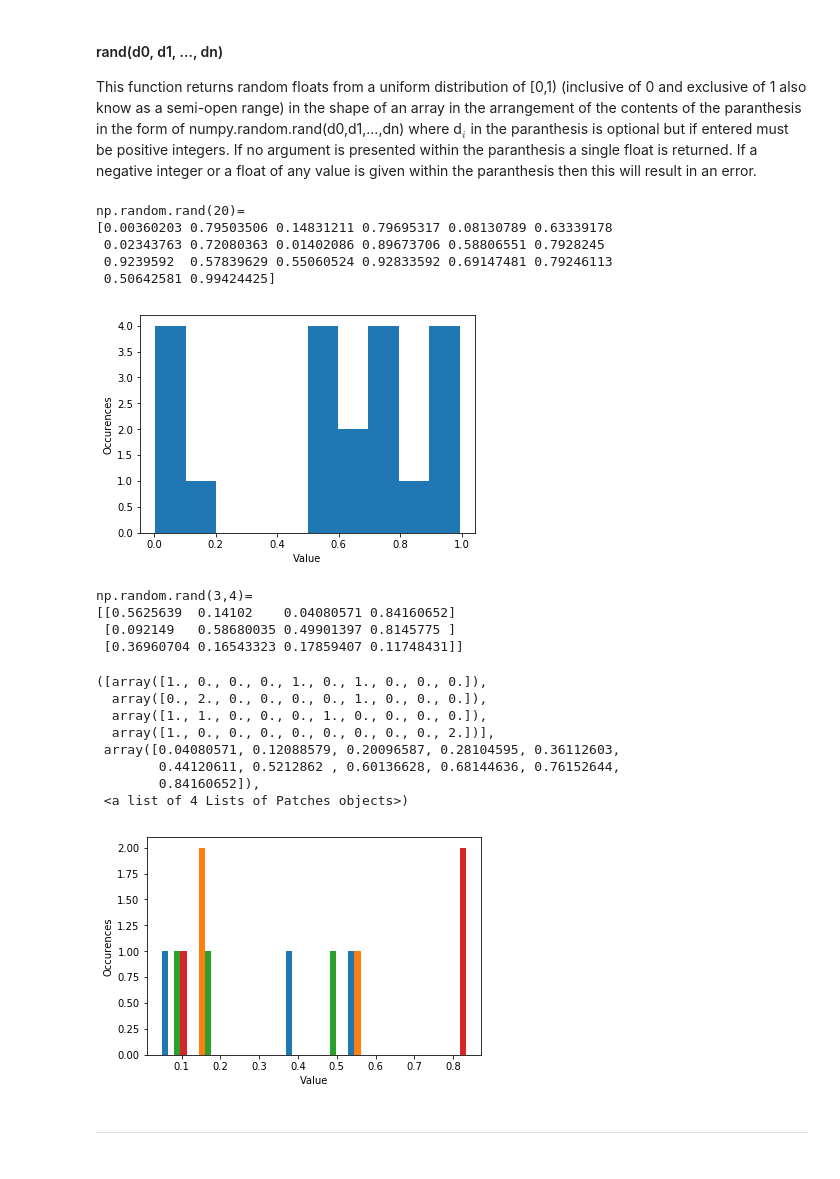
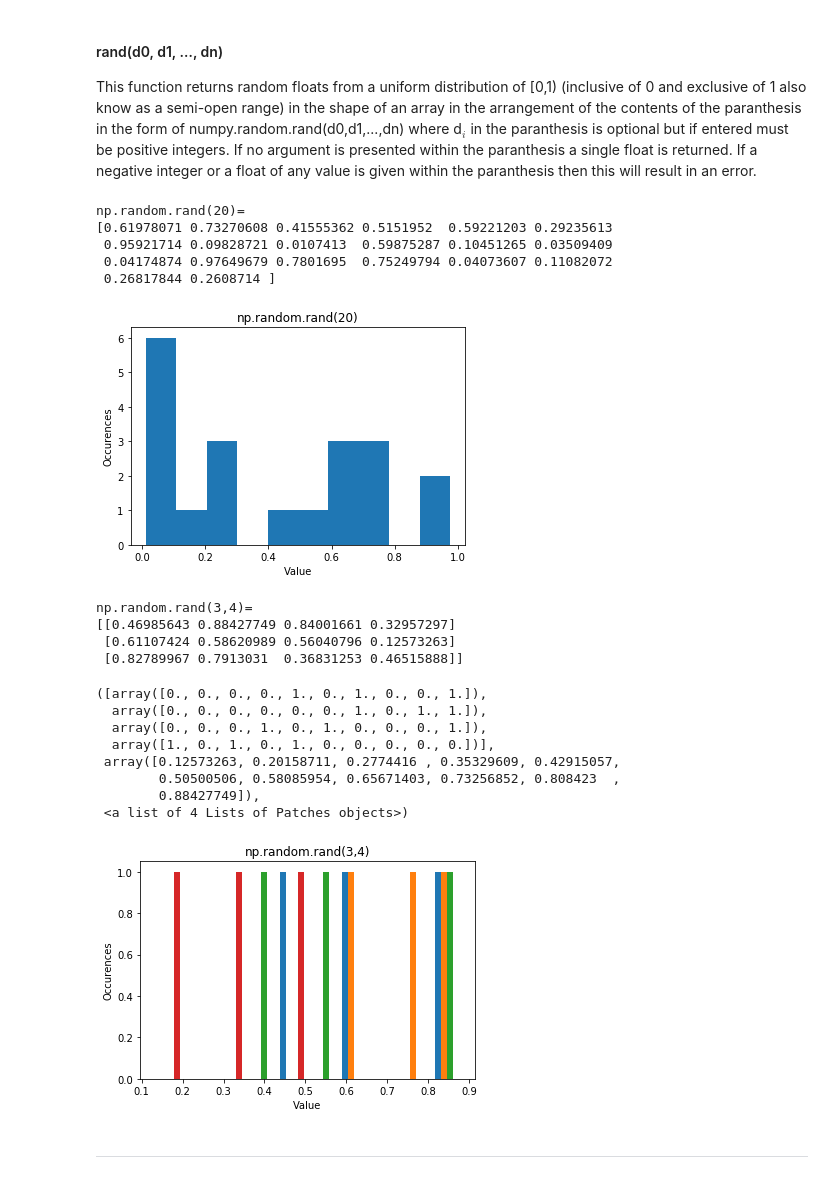
Before and after one commit to IanWafer/Programming-Assignment, a Jupyter notebook: numpy.random explained.ipynb, the cells around one changed output. Drawn from its saved outputs; the diff is of its cells as text; code cells hidden in the pictures.

Commit message:
Completed README and added titles to graphs

```diff
--- a/numpy.random explained.ipynb
+++ b/numpy.random explained.ipynb
@@ -52,43 +52,45 @@ This function returns random floats from a uniform distribution of [0,1) (inclus
 # %%
 import numpy as np
 import matplotlib.pyplot as plt
 
 rand = np.random.rand(20) # Returns 20 random variables in a list in the range [0,1)
 rand1 = np.random.rand(3,4) # Returns an array of 12 random variables in the shape defined within the paranthesisin the range [0,1)
 
 print('np.random.rand(20)= ')
 print(rand)
 plt.xlabel('Value')
 plt.ylabel('Occurences')
+plt.title('np.random.rand(20)')
 plt.hist(rand)
 
 plt.show()
 
 print("np.random.rand(3,4)= ")
 print(rand1)
 plt.xlabel('Value')
 plt.ylabel('Occurences')
+plt.title('np.random.rand(3,4)')
 plt.hist(rand1)
 # %% [output]
 np.random.rand(20)=
-[0.00360203 0.79503506 0.14831211 0.79695317 0.08130789 0.63339178
- 0.02343763 0.72080363 0.01402086 0.89673706 0.58806551 0.7928245
- 0.9239592  0.57839629 0.55060524 0.92833592 0.69147481 0.79246113
- 0.50642581 0.99424425]
+[0.61978071 0.73270608 0.41555362 0.5151952  0.59221203 0.29235613
+ 0.95921714 0.09828721 0.0107413  0.59875287 0.10451265 0.03509409
+ 0.04174874 0.97649679 0.7801695  0.75249794 0.04073607 0.11082072
+ 0.26817844 0.2608714 ]
-[figure, old version]
+[figure, new version]
 np.random.rand(3,4)=
-[[0.5625639  0.14102    0.04080571 0.84160652]
- [0.092149   0.58680035 0.49901397 0.8145775 ]
- [0.36960704 0.16543323 0.17859407 0.11748431]]
+[[0.46985643 0.88427749 0.84001661 0.32957297]
+ [0.61107424 0.58620989 0.56040796 0.12573263]
+ [0.82789967 0.7913031  0.36831253 0.46515888]]
-([array([1., 0., 0., 0., 1., 0., 1., 0., 0., 0.]),
-  array([0., 2., 0., 0., 0., 0., 1., 0., 0., 0.]),
-  array([1., 1., 0., 0., 0., 1., 0., 0., 0., 0.]),
-  array([1., 0., 0., 0., 0., 0., 0., 0., 0., 2.])],
- array([0.04080571, 0.12088579, 0.20096587, 0.28104595, 0.36112603,
-        0.44120611, 0.5212862 , 0.60136628, 0.68144636, 0.76152644,
-        0.84160652]),
+([array([0., 0., 0., 0., 1., 0., 1., 0., 0., 1.]),
+  array([0., 0., 0., 0., 0., 0., 1., 0., 1., 1.]),
+  array([0., 0., 0., 1., 0., 1., 0., 0., 0., 1.]),
+  array([1., 0., 1., 0., 1., 0., 0., 0., 0., 0.])],
+ array([0.12573263, 0.20158711, 0.2774416 , 0.35329609, 0.42915057,
+        0.50500506, 0.58085954, 0.65671403, 0.73256852, 0.808423  ,
+        0.88427749]),
  <a list of 4 Lists of Patches objects>)
-[figure, old version]
+[figure, new version]
 # %% [markdown]
 ***
 # %% [markdown]
```
Also changed, not shown: parts of 7 cells of this notebook, 1 other file.
